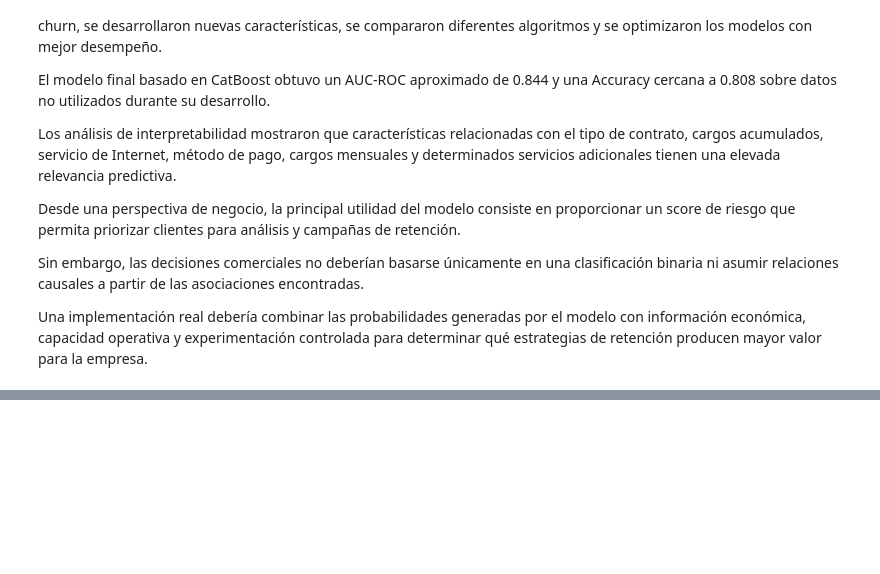
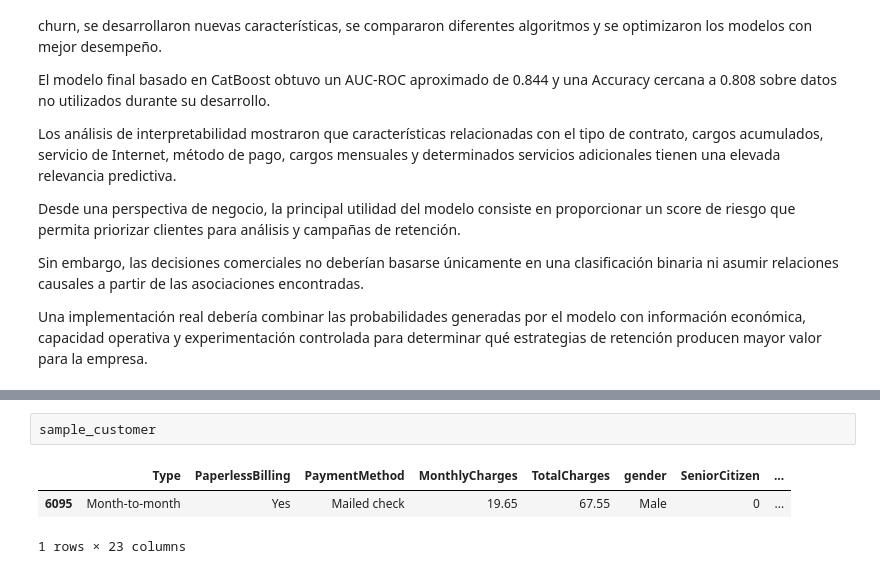
Before and after one commit to acj80/interconnect-churn-prediction, a Jupyter notebook: notebooks/03_preparacion_y_modelado.ipynb, the cells around one changed output, grey strips where cells are left out. Drawn from its saved outputs; the diff is of its cells as text; blank space fills up the shorter version.

```diff
--- a/notebooks/03_preparacion_y_modelado.ipynb
+++ b/notebooks/03_preparacion_y_modelado.ipynb
@@ -7027,0 +7176,6 @@ Una implementación real debería combinar las probabilidades generadas por el m
+# %%
+sample_customer
+# %% [output]
+|  | Type | PaperlessBilling | PaymentMethod | MonthlyCharges | TotalCharges | gender | SeniorCitizen | ... |
+| 6095 | Month-to-month | Yes | Mailed check | 19.65 | 67.55 | Male | 0 | ... |
+1 rows × 23 columns
```
Also changed, not shown: parts of 10 cells of this notebook, 11 other files.
